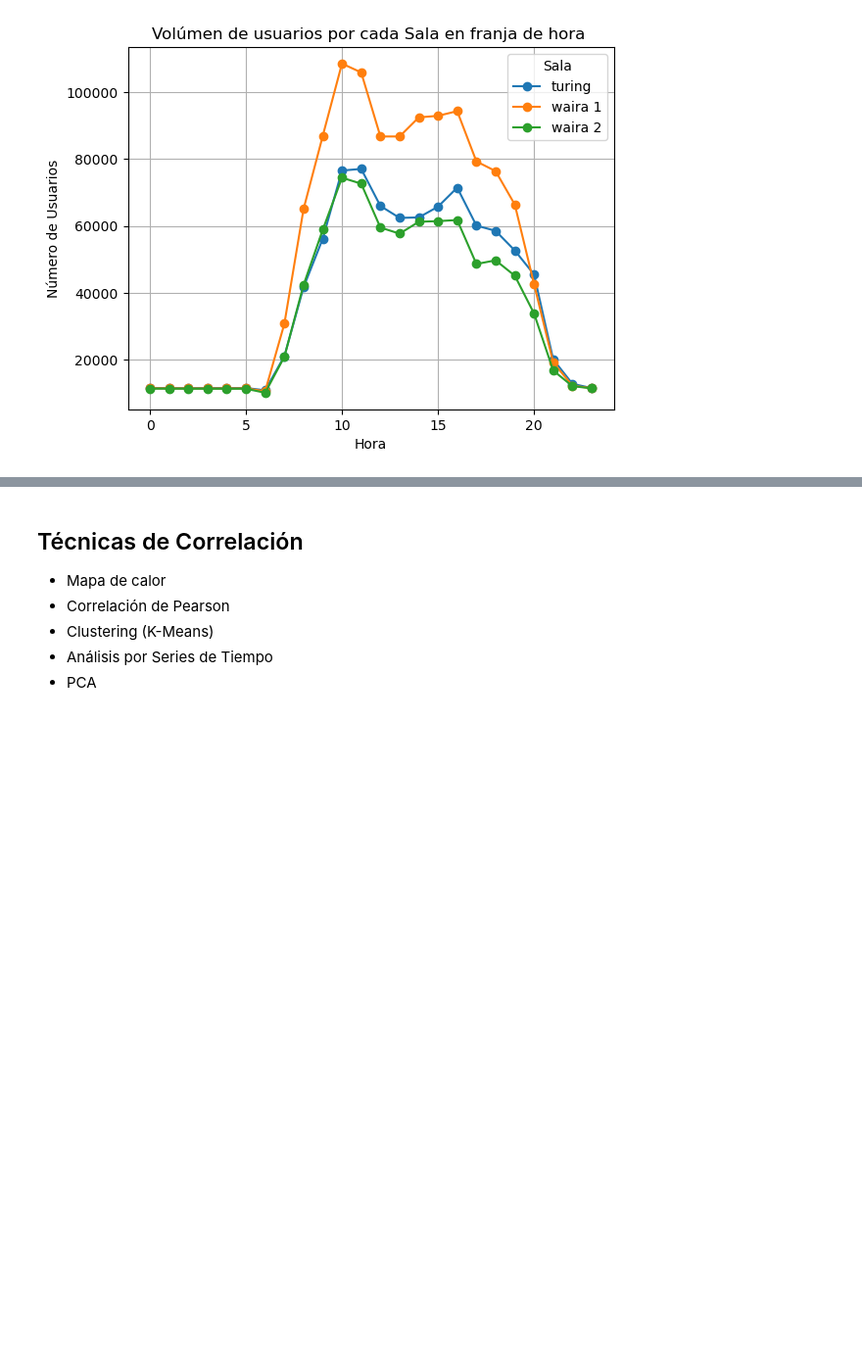
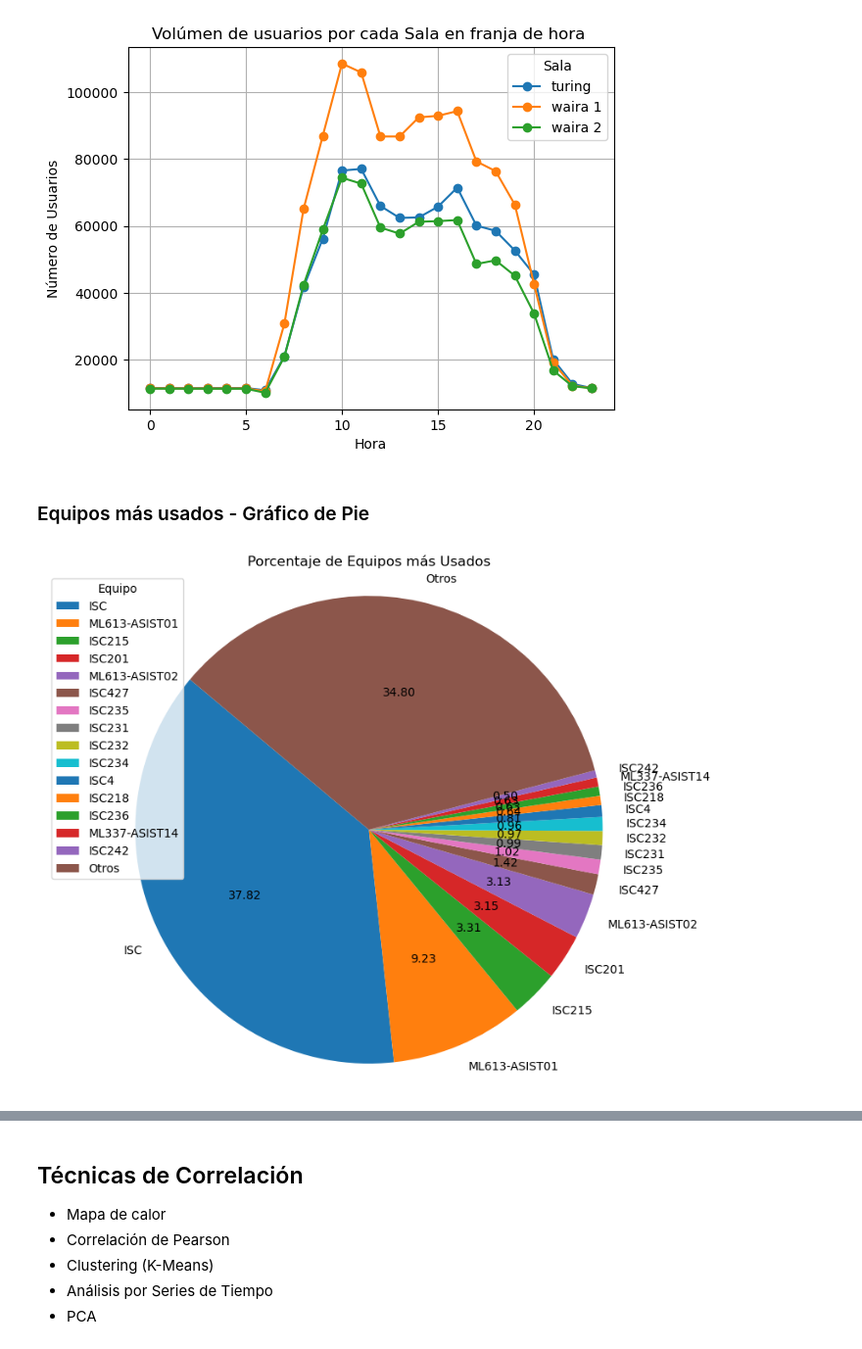
Before and after one commit to dfosorio111/tech_skills, a Jupyter notebook: visualization/data_analytics_AgenteSalas .ipynb, the cells around one changed output, grey strips where cells are left out. Shown at 98% size. Cells and saved outputs as stored; diff of their text form; code cells hidden in the pictures; blank space fills up the shorter version.

Commit message:
update agenteSalas - visualizacion fin

```diff
--- a/visualization/data_analytics_AgenteSalas .ipynb
+++ b/visualization/data_analytics_AgenteSalas .ipynb
@@ -922,3 +941,36 @@ plt.show()
 # %% [output]
 <Figure size 1000x800 with 0 Axes>
 [figure]
+# %% [markdown]
+### Equipos más usados - Gráfico de Pie
+# %%
+# proporciones de equipos
+class_proportions = historial['equipo'].value_counts(normalize=True)
+df_class = pd.DataFrame(data = class_proportions)
+df_class.reset_index(inplace=True)
+df_class = df_class.rename(columns = {'index':'usuario','equipo':'proporcion'})
+dic_class = df_class.to_dict()
+
+threshold = 0.005
+df_class['prop_threshold']= df_class.apply(lambda row: row['proporcion'] if row['proporcion'] >= threshold else 'others', axis=1)
+sum_others = df_class['proporcion'][15:].sum()
+df_aux1 = df_class[:15]
+df_aux1
+
+# Create a DataFrame for the float value
+otros_df = pd.DataFrame({'usuario': 'Otros', 'proporcion': [sum_others]})
+
+# Concatenate the original DataFrame and 'others' float DataFrame
+concatenated_df = pd.concat([df_aux1, otros_df])
+prop_final = concatenated_df[['usuario','proporcion']]
+
+# Create a pie chart
+plt.figure(figsize=(10, 8))
+plt.pie(prop_final['proporcion'], labels=prop_final['usuario'], autopct=lambda p: format(p, '.2f') if 5 > 2 else None, startangle=140)
+plt.axis('equal')  # Equal aspect ratio ensures that pie is drawn as a circle.
+
+plt.title('Porcentaje de Equipos más Usados')
+plt.legend(labels=prop_final['usuario'], loc='best', title='Equipo')
+plt.show()
+# %% [output]
+[figure, added]
```
Also changed, not shown: parts of 9 cells of this notebook.
